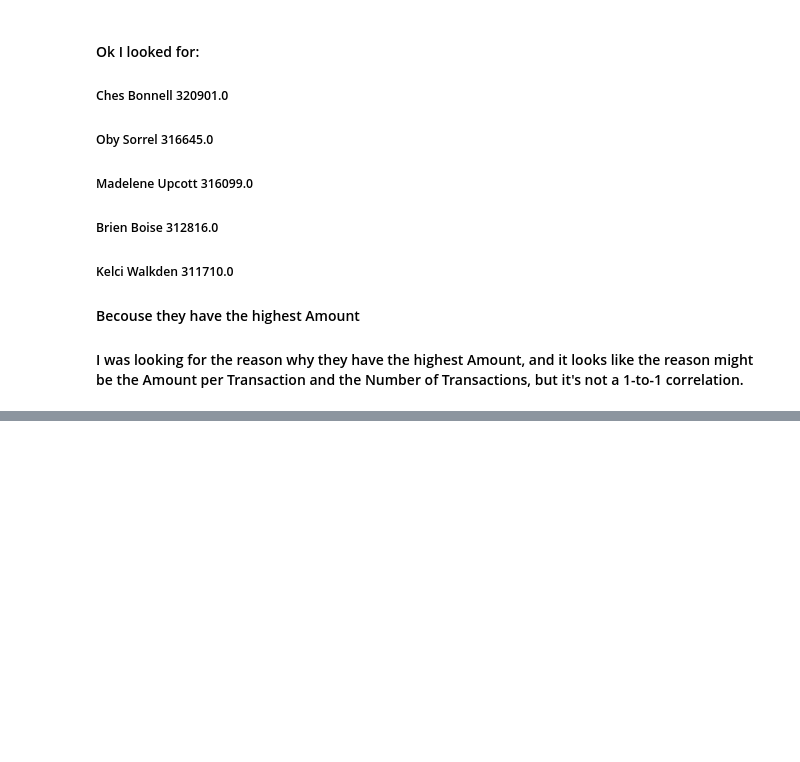
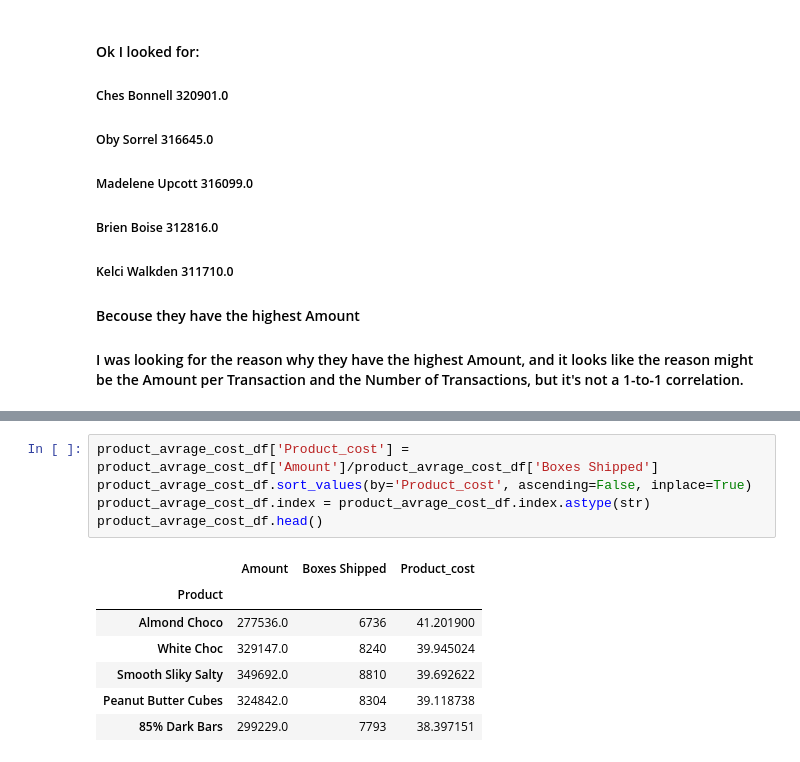
Before and after one commit to GrabarzVIII/chocolate_sales_data_analysis, a Jupyter notebook: chocolate_sales_data_analysis.ipynb, the cells around one changed output, grey strips where cells are left out. Saved outputs shown, nothing was run; the diff lists cells and outputs as text; blank space fills up the shorter version.

```diff
--- a/chocolate_sales_data_analysis.ipynb
+++ b/chocolate_sales_data_analysis.ipynb
@@ -373,0 +388,13 @@ plt.show()
+# %%
+product_avrage_cost_df['Product_cost'] = product_avrage_cost_df['Amount']/product_avrage_cost_df['Boxes Shipped']
+product_avrage_cost_df.sort_values(by='Product_cost', ascending=False, inplace=True)
+product_avrage_cost_df.index = product_avrage_cost_df.index.astype(str)
+product_avrage_cost_df.head()
+# %% [output]
+|  | Amount | Boxes Shipped | Product_cost |
+| Product |  |  |  |
+| Almond Choco | 277536.0 | 6736 | 41.201900 |
+| White Choc | 329147.0 | 8240 | 39.945024 |
+| Smooth Sliky Salty | 349692.0 | 8810 | 39.692622 |
+| Peanut Butter Cubes | 324842.0 | 8304 | 39.118738 |
+| 85% Dark Bars | 299229.0 | 7793 | 38.397151 |
```
Also changed, not shown: parts of 6 cells of this notebook.
